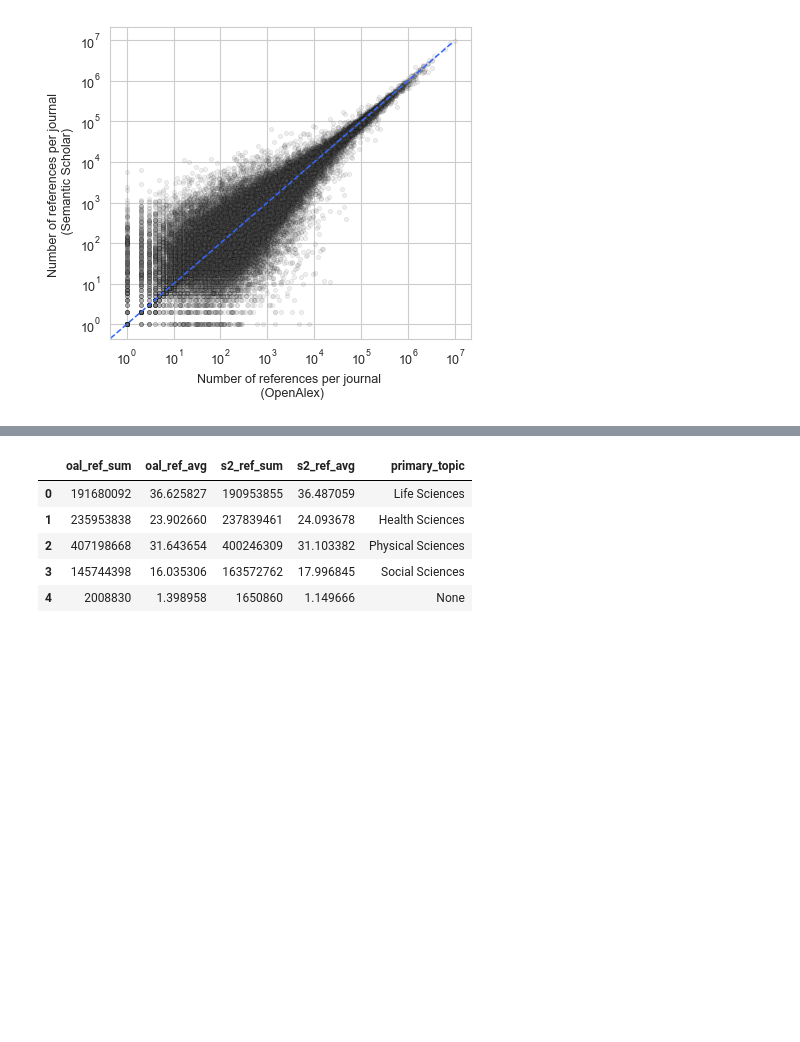
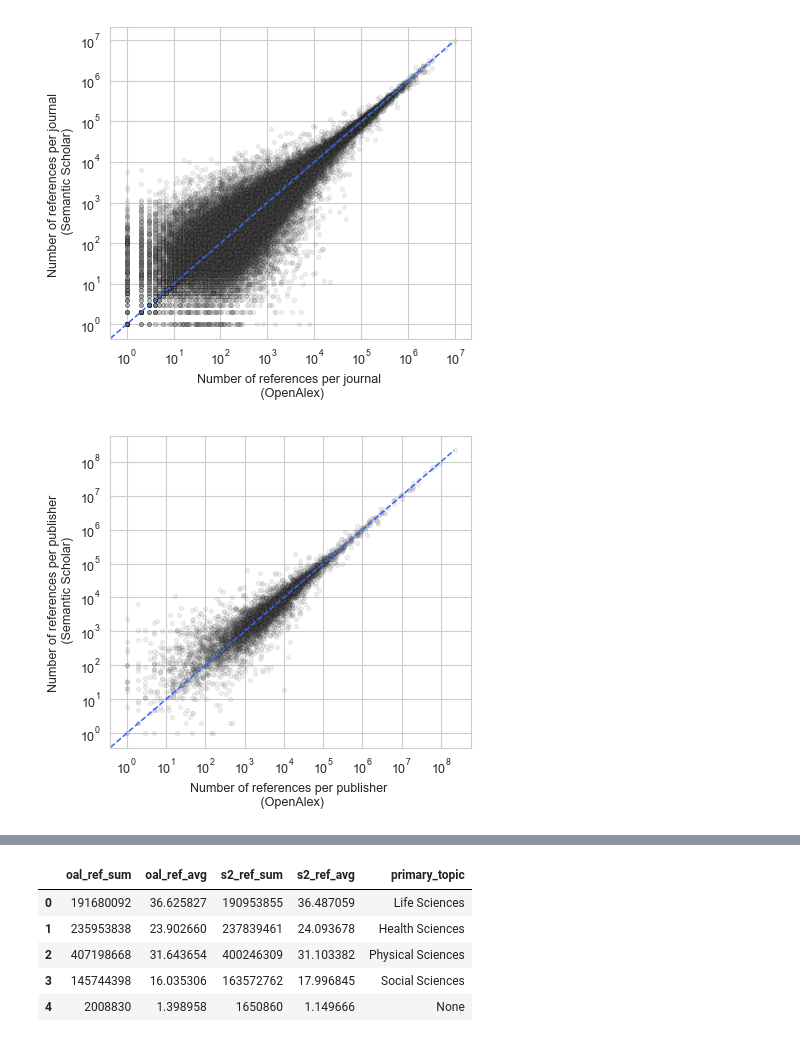
Before and after one commit to naustica/oal_s2_ref, a Jupyter notebook: Codebook.ipynb, the cells around one changed output, grey strips where cells are left out. Drawn from its saved outputs; the diff is of its cells as text; code cells hidden in the pictures; blank space fills up the shorter version.

Commit message:
add publisher analysis

```diff
--- a/Codebook.ipynb
+++ b/Codebook.ipynb
@@ -462,3 +462,53 @@ plt.show()
 fig.savefig('media/oal_s2_ref_sum_per_journal.png', format='png', bbox_inches='tight', dpi=500)
 # %% [output]
 [figure]
+# %%
+oal_s2_ref_sum_per_publisher = client.query(f"""
+                                           SELECT
+                                               SUM(oal.referenced_works_count) AS oal_ref_sum,
+                                               SUM(s2.referencecount) AS s2_ref_sum,
+                                               oal.primary_location.source.host_organization AS publisher_id,
+                                               oal.primary_location.source.host_organization_name AS publisher_name
+                                           FROM {openalex_snapshot} AS oal
+                                           JOIN {s2ag_papers} AS s2
+                                               ON LOWER(oal.doi) = LOWER(s2.externalids.DOI)
+                                           WHERE oal.publication_year BETWEEN 2015 AND 2023
+                                               AND oal.primary_location.source.type = 'journal'
+                                               AND oal.type IN ('article', 'review')
+                                               AND is_paratext=False
+                                               AND is_retracted=False
+                                           GROUP BY publisher_id, publisher_name
+                                           """).to_dataframe()
+# %%
+fig, ax = plt.subplots(figsize=(4.5, 4))
+
+plt.grid(True)
+
+x = [x for x in range(1**1-1, 11**8, 1000000)]
+y = x
+
+sns.scatterplot(data=oal_s2_ref_sum_per_publisher,
+                x='oal_ref_sum',
+                y='s2_ref_sum',
+                marker='.',
+                alpha=.1,
+                edgecolor='#000000',
+                color='#666666')
+
+sns.lineplot(x=x,
+             y=y,
+             color='#3366FF',
+             linestyle='dashed',
+             linewidth=1.1,
+             alpha=1)
+
+ax.set(xlabel='Number of references per publisher \n (OpenAlex)', ylabel='Number of references per publisher \n (Semantic Scholar)')
+
+plt.xscale('log')
+plt.yscale('log')
+
+plt.tight_layout()
+plt.show()
+fig.savefig('media/oal_s2_ref_sum_per_publisher.png', format='png', bbox_inches='tight', dpi=500)
+# %% [output]
+[figure, added]
```
Also changed, not shown: parts of 4 cells of this notebook, 1 other file.
